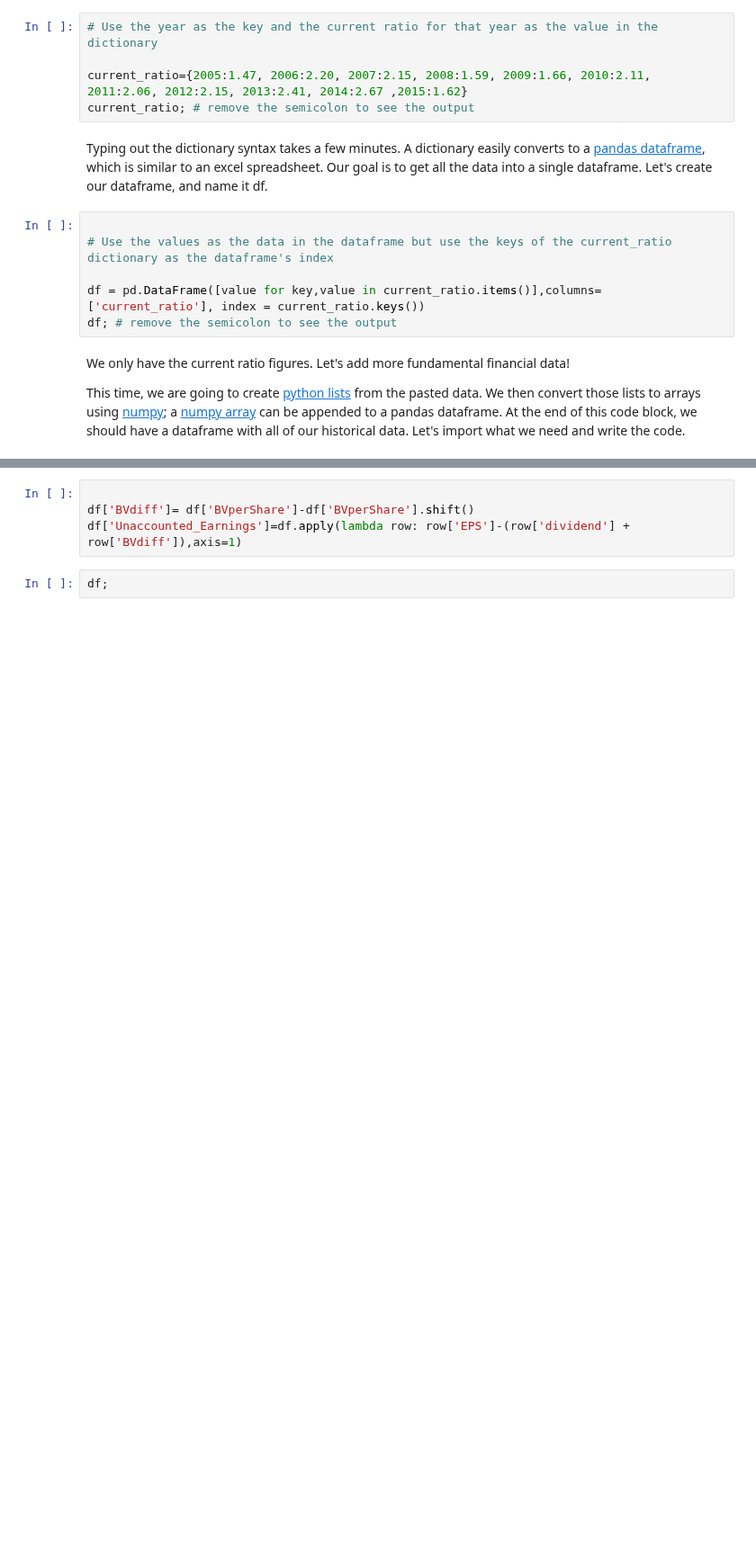
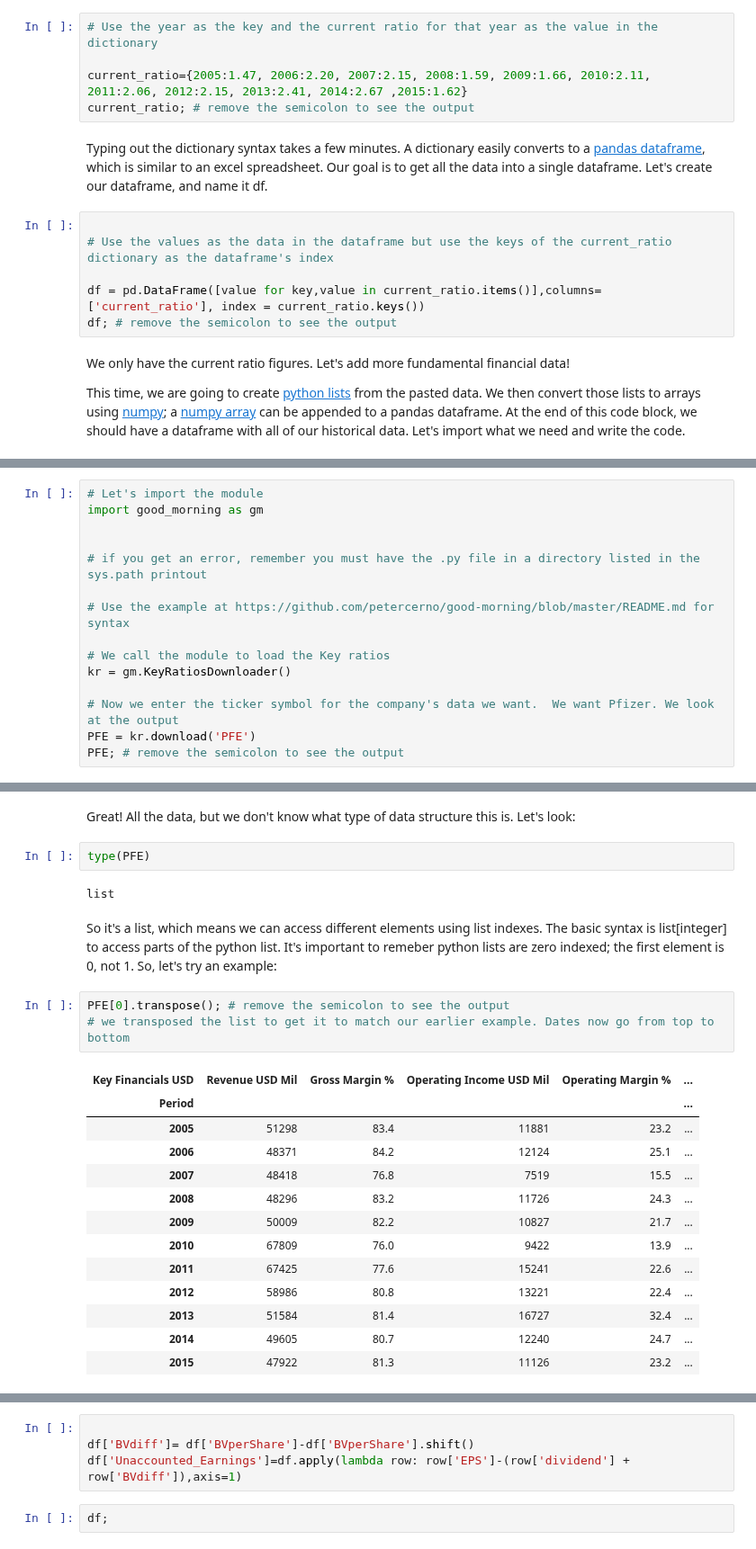
Before and after one commit to linwoodc3/LC3-Creations, a Jupyter notebook: notebooks/securityanalysis/opensourcetool_securityanalsys_pfizer.ipynb, the cells around one changed output, grey strips where cells are left out. Shown at 90% size. Saved outputs shown, nothing was run; the diff lists cells and outputs as text; blank space fills up the shorter version.

Commit message:
Finished Data Access section; working Data Analysis

```diff
--- a/notebooks/securityanalysis/opensourcetool_securityanalsys_pfizer.ipynb
+++ b/notebooks/securityanalysis/opensourcetool_securityanalsys_pfizer.ipynb
@@ -137,0 +195,15 @@ df; # remove semicolon to see output
+# %%
+# Let's import the module
+import good_morning as gm
+
+
+# if you get an error, remember you must have the .py file in a directory listed in the sys.path printout
+
+# Use the example at https://github.com/petercerno/good-morning/blob/master/README.md for syntax
+
+# We call the module to load the Key ratios
+kr = gm.KeyRatiosDownloader()
+
+# Now we enter the ticker symbol for the company's data we want.  We want Pfizer. We look at the output
+PFE = kr.download('PFE')
+PFE; # remove the semicolon to see the output
@@ -137,0 +228,25 @@ df; # remove semicolon to see output
+# %% [markdown]
+Great! All the data, but we don't know what type of data structure this is. Let's look:
+# %%
+type(PFE)
+# %% [output]
+list
+# %% [markdown]
+So it's a list, which means we can access different elements using list indexes.  The basic syntax is list[integer] to access parts of the python list. It's important to remeber python lists are zero indexed; the first element is 0, not 1.  So, let's try an example:
+# %%
+PFE[0].transpose(); # remove the semicolon to see the output
+# we transposed the list to get it to match our earlier example. Dates now go from top to bottom
+# %% [output]
+| Key Financials USD | Revenue USD Mil | Gross Margin % | Operating Income USD Mil | Operating Margin % | ... |
+| Period |  |  |  |  | ... |
+| 2005 | 51298 | 83.4 | 11881 | 23.2 | ... |
+| 2006 | 48371 | 84.2 | 12124 | 25.1 | ... |
+| 2007 | 48418 | 76.8 | 7519 | 15.5 | ... |
+| 2008 | 48296 | 83.2 | 11726 | 24.3 | ... |
+| 2009 | 50009 | 82.2 | 10827 | 21.7 | ... |
+| 2010 | 67809 | 76.0 | 9422 | 13.9 | ... |
+| 2011 | 67425 | 77.6 | 15241 | 22.6 | ... |
+| 2012 | 58986 | 80.8 | 13221 | 22.4 | ... |
+| 2013 | 51584 | 81.4 | 16727 | 32.4 | ... |
+| 2014 | 49605 | 80.7 | 12240 | 24.7 | ... |
+| 2015 | 47922 | 81.3 | 11126 | 23.2 | ... |
```
Also changed, not shown: parts of 26 cells of this notebook.
